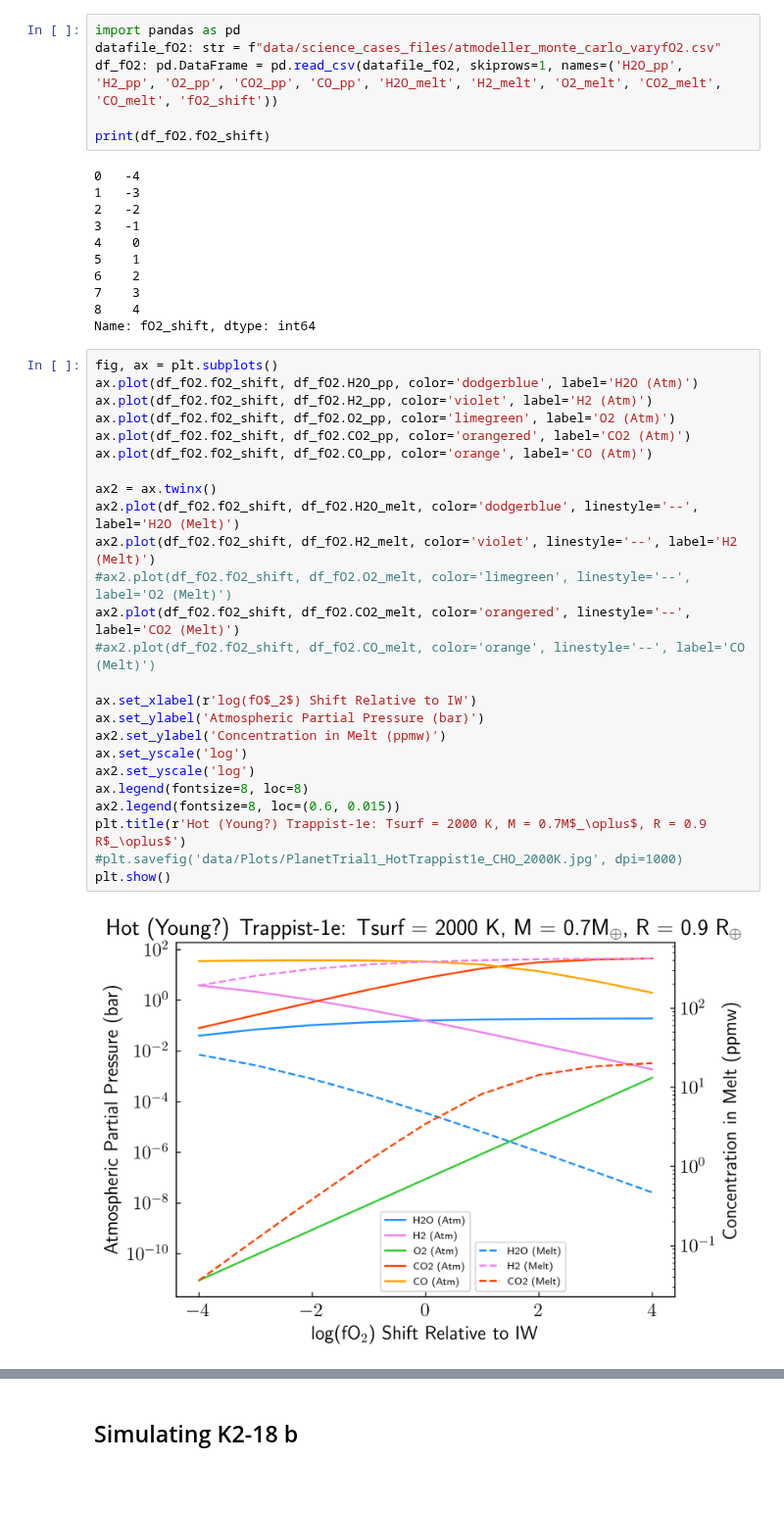
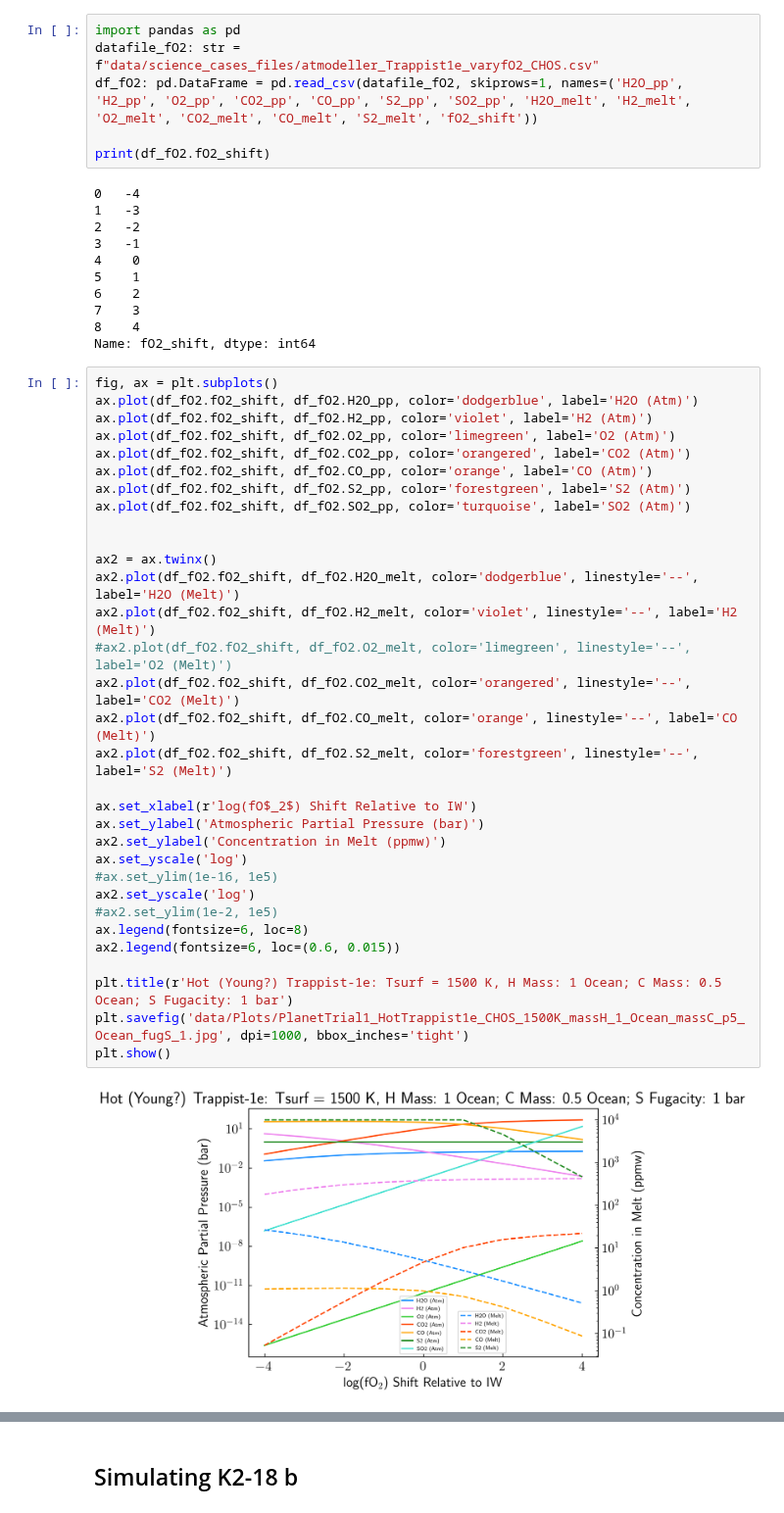
Before and after one commit to ExPlanetology/atmodeller, a Jupyter notebook: atmodeller/docs/4_sciencecases.ipynb, the cells around one changed output, grey strips where cells are left out. Shown at 98% size. Saved outputs shown, nothing was run; the diff lists cells and outputs as text; blank space fills up the shorter version.

```diff
--- a/atmodeller/docs/4_sciencecases.ipynb
+++ b/atmodeller/docs/4_sciencecases.ipynb
@@ -176,7 +246,7 @@ Writing output to: %s data/science_cases_files/atmodeller_monte_carlo_varyfO2.cs
 # %%
 import pandas as pd
-datafile_fO2: str = f"data/science_cases_files/atmodeller_monte_carlo_varyfO2.csv"
-df_fO2: pd.DataFrame = pd.read_csv(datafile_fO2, skiprows=1, names=('H2O_pp', 'H2_pp', 'O2_pp', 'CO2_pp', 'CO_pp', 'H2O_melt', 'H2_melt', 'O2_melt', 'CO2_melt', 'CO_melt', 'fO2_shift'))
+datafile_fO2: str = f"data/science_cases_files/atmodeller_Trappist1e_varyfO2_CHOS.csv"
+df_fO2: pd.DataFrame = pd.read_csv(datafile_fO2, skiprows=1, names=('H2O_pp', 'H2_pp', 'O2_pp', 'CO2_pp', 'CO_pp', 'S2_pp', 'SO2_pp', 'H2O_melt', 'H2_melt', 'O2_melt', 'CO2_melt', 'CO_melt', 'S2_melt', 'fO2_shift'))
 
 print(df_fO2.fO2_shift)
 # %% [output]
@@ -193,27 +263,34 @@ Name: fO2_shift, dtype: int64
 # %%
 fig, ax = plt.subplots()
 ax.plot(df_fO2.fO2_shift, df_fO2.H2O_pp, color='dodgerblue', label='H2O (Atm)')
 ax.plot(df_fO2.fO2_shift, df_fO2.H2_pp, color='violet', label='H2 (Atm)')
 ax.plot(df_fO2.fO2_shift, df_fO2.O2_pp, color='limegreen', label='O2 (Atm)')
 ax.plot(df_fO2.fO2_shift, df_fO2.CO2_pp, color='orangered', label='CO2 (Atm)')
 ax.plot(df_fO2.fO2_shift, df_fO2.CO_pp, color='orange', label='CO (Atm)')
+ax.plot(df_fO2.fO2_shift, df_fO2.S2_pp, color='forestgreen', label='S2 (Atm)')
+ax.plot(df_fO2.fO2_shift, df_fO2.SO2_pp, color='turquoise', label='SO2 (Atm)')
+
 
 ax2 = ax.twinx()
 ax2.plot(df_fO2.fO2_shift, df_fO2.H2O_melt, color='dodgerblue', linestyle='--', label='H2O (Melt)')
 ax2.plot(df_fO2.fO2_shift, df_fO2.H2_melt, color='violet', linestyle='--', label='H2 (Melt)')
 #ax2.plot(df_fO2.fO2_shift, df_fO2.O2_melt, color='limegreen', linestyle='--', label='O2 (Melt)')
 ax2.plot(df_fO2.fO2_shift, df_fO2.CO2_melt, color='orangered', linestyle='--', label='CO2 (Melt)')
-#ax2.plot(df_fO2.fO2_shift, df_fO2.CO_melt, color='orange', linestyle='--', label='CO (Melt)')
+ax2.plot(df_fO2.fO2_shift, df_fO2.CO_melt, color='orange', linestyle='--', label='CO (Melt)')
+ax2.plot(df_fO2.fO2_shift, df_fO2.S2_melt, color='forestgreen', linestyle='--', label='S2 (Melt)')
 
 ax.set_xlabel(r'log(fO$_2$) Shift Relative to IW')
 ax.set_ylabel('Atmospheric Partial Pressure (bar)')
 ax2.set_ylabel('Concentration in Melt (ppmw)')
 ax.set_yscale('log')
+#ax.set_ylim(1e-16, 1e5)
 ax2.set_yscale('log')
-ax.legend(fontsize=8, loc=8)
-ax2.legend(fontsize=8, loc=(0.6, 0.015))
-plt.title(r'Hot (Young?) Trappist-1e: Tsurf = 2000 K, M = 0.7M$_\oplus$, R = 0.9 R$_\oplus$')
-#plt.savefig('data/Plots/PlanetTrial1_HotTrappist1e_CHO_2000K.jpg', dpi=1000)
+#ax2.set_ylim(1e-2, 1e5)
+ax.legend(fontsize=6, loc=8)
+ax2.legend(fontsize=6, loc=(0.6, 0.015))
+
+plt.title(r'Hot (Young?) Trappist-1e: Tsurf = 1500 K, H Mass: 1 Ocean; C Mass: 0.5 Ocean; S Fugacity: 1 bar')
+plt.savefig('data/Plots/PlanetTrial1_HotTrappist1e_CHOS_1500K_massH_1_Ocean_massC_p5_Ocean_fugS_1.jpg', dpi=1000, bbox_inches='tight')
 plt.show()
 # %% [output]
-[figure, old version]
+[figure, new version]
```
Also changed, not shown: parts of 8 cells of this notebook, 27 other files.
